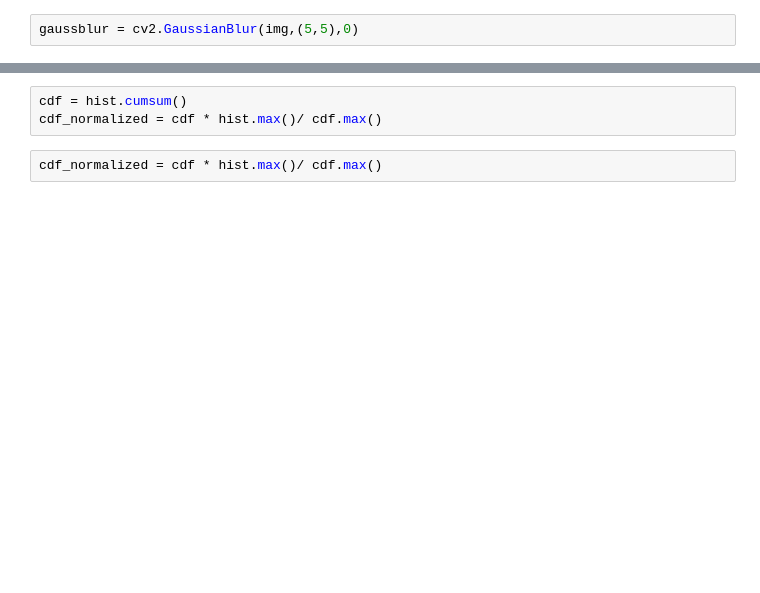
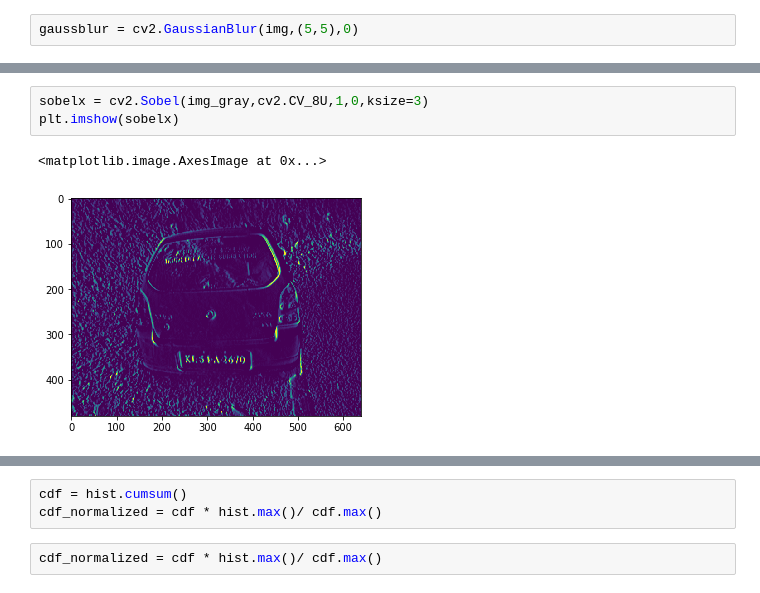
Before and after one commit to sachin16495/car_number_plate, a Jupyter notebook: Car Number Plate Detection Sample.ipynb, the cells around one changed output, grey strips where cells are left out. Cells and saved outputs as stored; diff of their text form; blank space fills up the shorter version.

```diff
--- a/Car Number Plate Detection Sample.ipynb
+++ b/Car Number Plate Detection Sample.ipynb
@@ -51,0 +31,6 @@ plt.imshow(img_gray)
+# %%
+sobelx = cv2.Sobel(img_gray,cv2.CV_8U,1,0,ksize=3)
+plt.imshow(sobelx)
+# %% [output]
+<matplotlib.image.AxesImage at 0x...>
+[figure, added]
```
Also changed, not shown: parts of 32 cells of this notebook.
